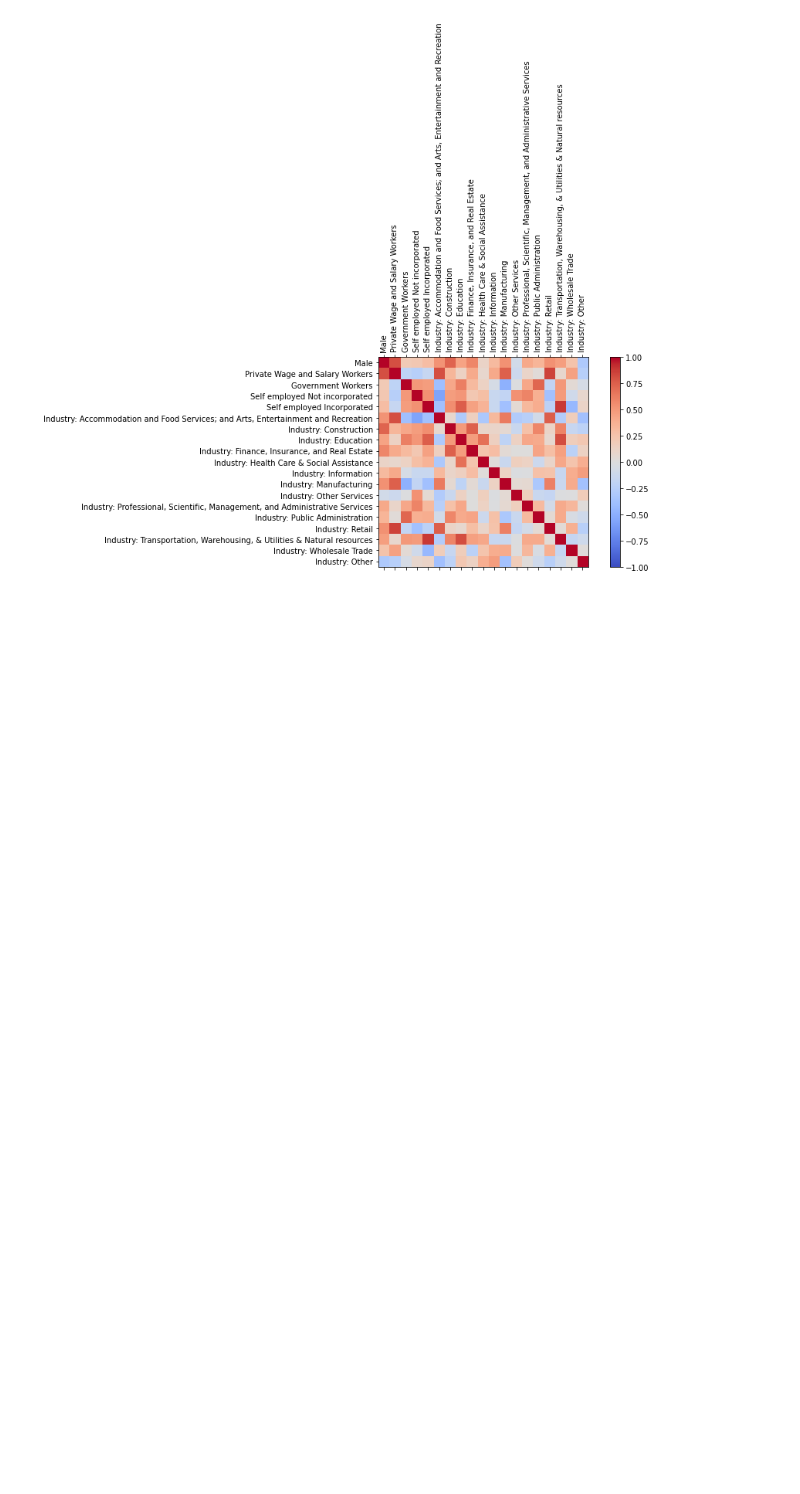
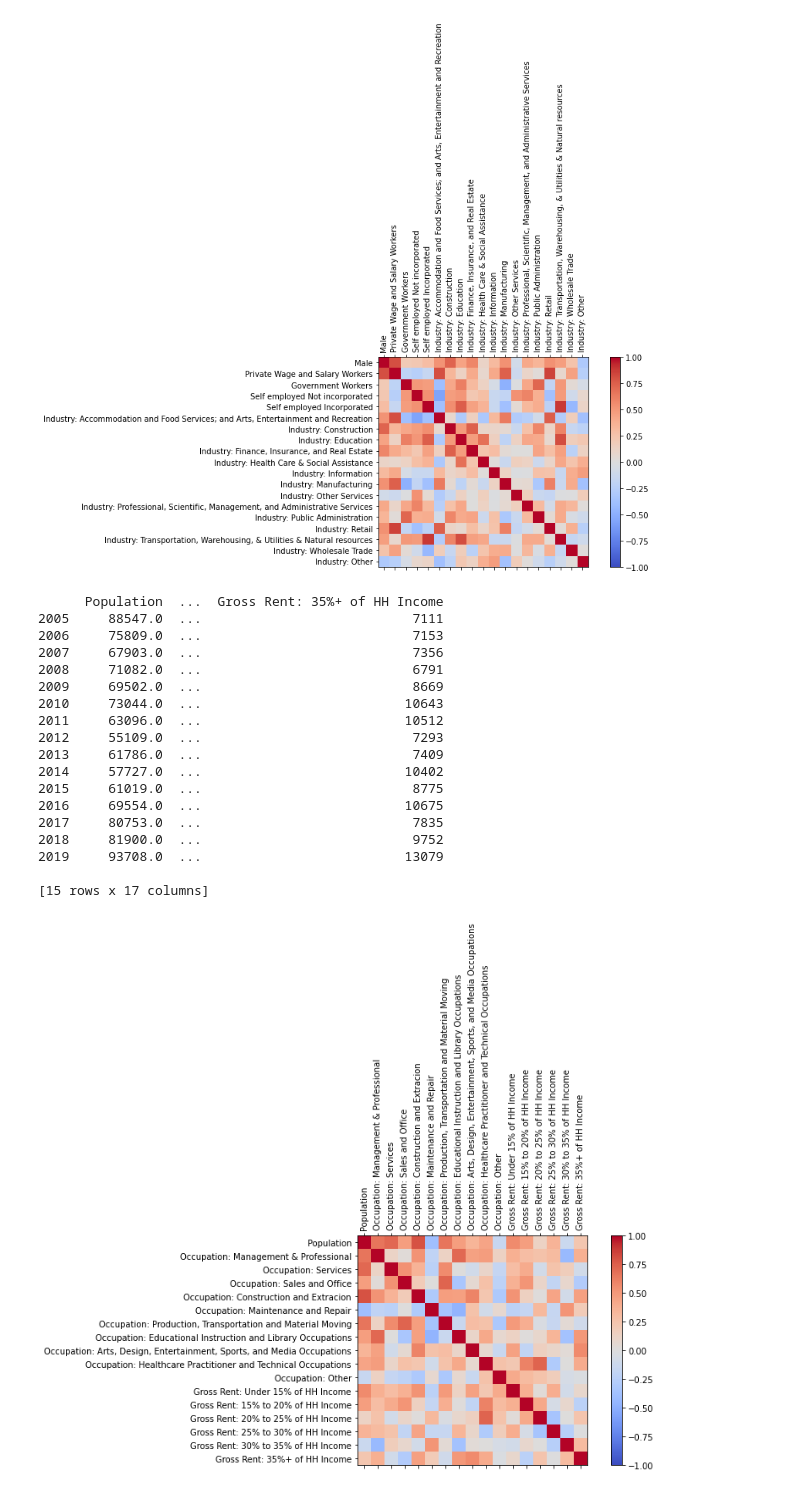
Before and after one commit to BU-Spark/ds-boston-bpda-br-census, a Jupyter notebook: emilygreven/CensusProjectDeliverable2.ipynb, the cells around one changed output. Drawn from its saved outputs; the diff is of its cells as text; code cells hidden in the pictures; blank space fills up the shorter version.

Commit message:
added dataframe MA housing; more correlations

```diff
--- a/emilygreven/CensusProjectDeliverable2.ipynb
+++ b/emilygreven/CensusProjectDeliverable2.ipynb
@@ -261,7 +261,7 @@ plt.show()
 
  Finding correlation between
 # %%
-Categories = ["Age 0 to 4",
+Categories = ["Population","Age 0 to 4",
 "Age 05 to 09",
 "Age 10 to 19",
 "Age 20 to 24",
@@ -346,11 +373,13 @@ def makeFeatureDataListState(data, years, feature_index, state_code):
     return data_list
 
 
-MA_df = pd.DataFrame([makeFeatureDataListState(data, years, x, 25) for x in range(1,71)])
-
+MA_df = pd.DataFrame([makeFeatureDataListState(data, years, x, 25) for x in range(71)])
 MA_df.columns = years
-
 MA_df = MA_df.transpose()
 MA_df.columns = Categories
 
-MA_df
+# TOOK OUT: "Median Household Income", "Median Family Income",
+housing_df = pd.DataFrame([makeFeatureDataListState(data_housing, years, x, 25) for x in range(19)])
+housing_df.columns = years
+housing_df = housing_df.transpose()
+housing_df.columns = Categories_housing
@@ -527,3 +540,54 @@ males_industry_df = MA_df[["Male", "Private Wage and Salary Workers",
 makeCorrGraph(males_industry_df)
 # %% [output]
 [figure]
+# %%
+
+# Concatenate multiple Data Frames
+# frames = [df1, df2, df3]
+
+# In [5]: result = pd.concat(frames)
+population_occupation_df = MA_df[["Population", "Occupation: Management & Professional",
+"Occupation: Services",
+"Occupation: Sales and Office",
+"Occupation: Construction and Extracion",
+"Occupation: Maintenance and Repair",
+"Occupation: Production, Transportation and Material Moving",
+"Occupation: Educational Instruction and Library Occupations",
+"Occupation: Arts, Design, Entertainment, Sports, and Media Occupations",
+"Occupation: Healthcare Practitioner and Technical Occupations",
+"Occupation: Other"
+]]
+
+rent_montly_percentage_df = housing_df[[
+ "Gross Rent: Under 15% of HH Income",
+ "Gross Rent: 15% to 20% of HH Income",
+ "Gross Rent: 20% to 25% of HH Income",
+ "Gross Rent: 25% to 30% of HH Income",
+ "Gross Rent: 30% to 35% of HH Income",
+ "Gross Rent: 35%+ of HH Income"]]
+
+employment_rent_frames = [population_occupation_df, rent_montly_percentage_df]
+result_df_employment_rent = pd.concat(employment_rent_frames, axis=1)
+
+print(result_df_employment_rent)
+makeCorrGraph(result_df_employment_rent)
+# %% [output]
+      Population  ...  Gross Rent: 35%+ of HH Income
+2005     88547.0  ...                           7111
+2006     75809.0  ...                           7153
+2007     67903.0  ...                           7356
+2008     71082.0  ...                           6791
+2009     69502.0  ...                           8669
+2010     73044.0  ...                          10643
+2011     63096.0  ...                          10512
+2012     55109.0  ...                           7293
+2013     61786.0  ...                           7409
+2014     57727.0  ...                          10402
+2015     61019.0  ...                           8775
+2016     69554.0  ...                          10675
+2017     80753.0  ...                           7835
+2018     81900.0  ...                           9752
+2019     93708.0  ...                          13079
+
+[15 rows x 17 columns]
+[figure, added]
```
Also changed, not shown: parts of 5 cells of this notebook.
